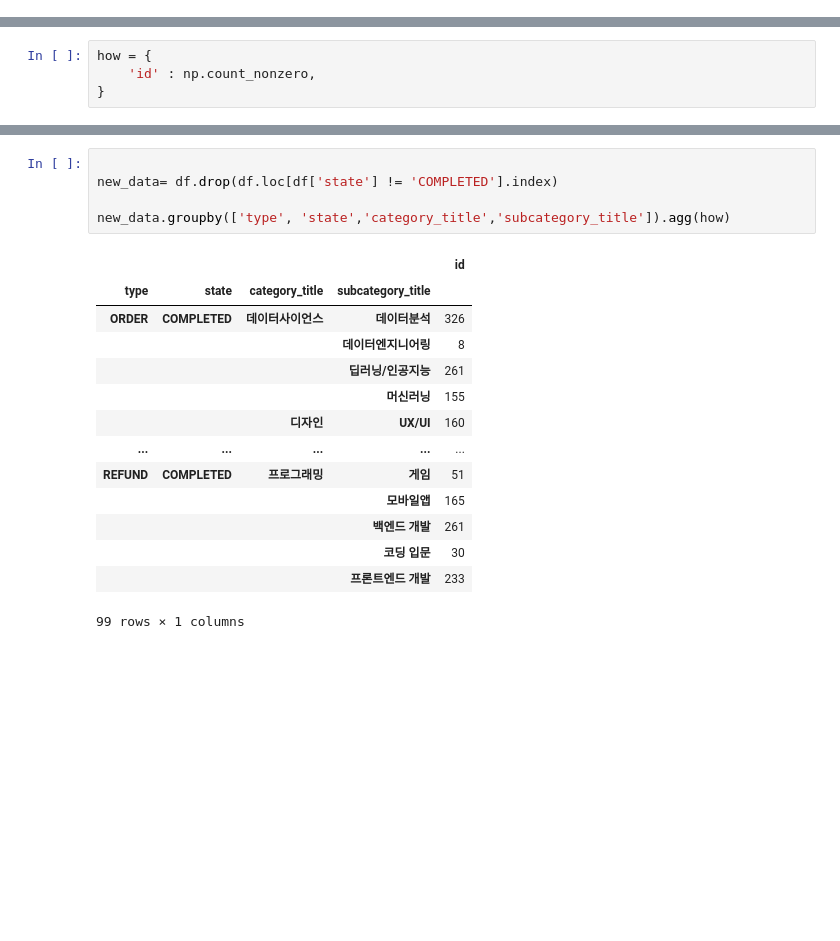
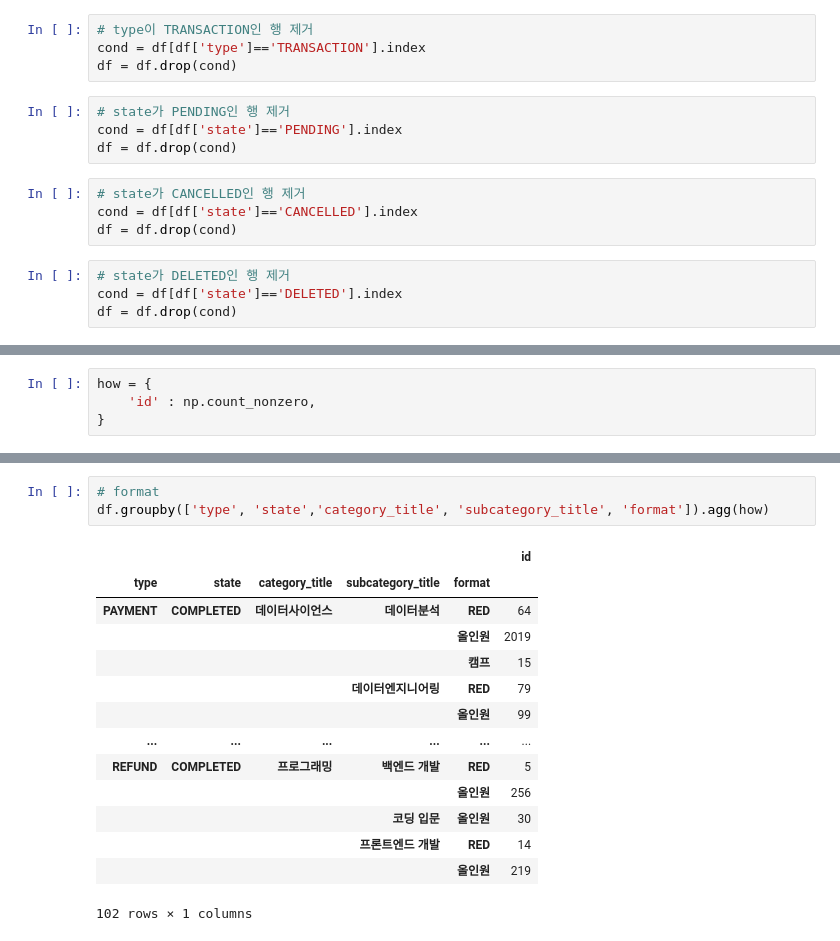
Before and after one commit to yd-online3/fc_miniproject, a Jupyter notebook: fc_mini_이성혁.ipynb, the cells around one changed output, grey strips where cells are left out. Saved outputs shown, nothing was run; the diff lists cells and outputs as text; blank space fills up the shorter version.

Commit message:
feat: Divide format by type and state
good

```diff
--- a/fc_mini_이성혁.ipynb
+++ b/fc_mini_이성혁.ipynb
@@ -82,3 +39,19 @@ df[cond]
+# %%
+# type이 TRANSACTION인 행 제거
+cond = df[df['type']=='TRANSACTION'].index
+df = df.drop(cond)
+# %%
+# state가 PENDING인 행 제거
+cond = df[df['state']=='PENDING'].index
+df = df.drop(cond)
+# %%
+# state가 CANCELLED인 행 제거
+cond = df[df['state']=='CANCELLED'].index
+df = df.drop(cond)
+# %%
+# state가 DELETED인 행 제거
+cond = df[df['state']=='DELETED'].index
+df = df.drop(cond)
 # %%
 df['pg'].value_counts()
 # %% [output]
@@ -205,20 +207,18 @@ df.groupby(['type','state'])
 # %%
-
-new_data= df.drop(df.loc[df['state'] != 'COMPLETED'].index)
-
-new_data.groupby(['type', 'state','category_title','subcategory_title']).agg(how)
+# format
+df.groupby(['type', 'state','category_title', 'subcategory_title', 'format']).agg(how)
 # %% [output]
-|  |  |  |  | id |
-| type | state | category_title | subcategory_title |  |
-| ORDER | COMPLETED | 데이터사이언스 | 데이터분석 | 326 |
-|  |  |  | 데이터엔지니어링 | 8 |
-|  |  |  | 딥러닝/인공지능 | 261 |
-|  |  |  | 머신러닝 | 155 |
-|  |  | 디자인 | UX/UI | 160 |
-| ... | ... | ... | ... | ... |
-| REFUND | COMPLETED | 프로그래밍 | 게임 | 51 |
-|  |  |  | 모바일앱 | 165 |
-|  |  |  | 백엔드 개발 | 261 |
-|  |  |  | 코딩 입문 | 30 |
-|  |  |  | 프론트엔드 개발 | 233 |
+|  |  |  |  |  | id |
+| type | state | category_title | subcategory_title | format |  |
+| PAYMENT | COMPLETED | 데이터사이언스 | 데이터분석 | RED | 64 |
+|  |  |  |  | 올인원 | 2019 |
+|  |  |  |  | 캠프 | 15 |
+|  |  |  | 데이터엔지니어링 | RED | 79 |
+|  |  |  |  | 올인원 | 99 |
+| ... | ... | ... | ... | ... | ... |
+| REFUND | COMPLETED | 프로그래밍 | 백엔드 개발 | RED | 5 |
+|  |  |  |  | 올인원 | 256 |
+|  |  |  | 코딩 입문 | 올인원 | 30 |
+|  |  |  | 프론트엔드 개발 | RED | 14 |
+|  |  |  |  | 올인원 | 219 |
-99 rows × 1 columns
+102 rows × 1 columns
```
Also changed, not shown: parts of 43 cells of this notebook.
